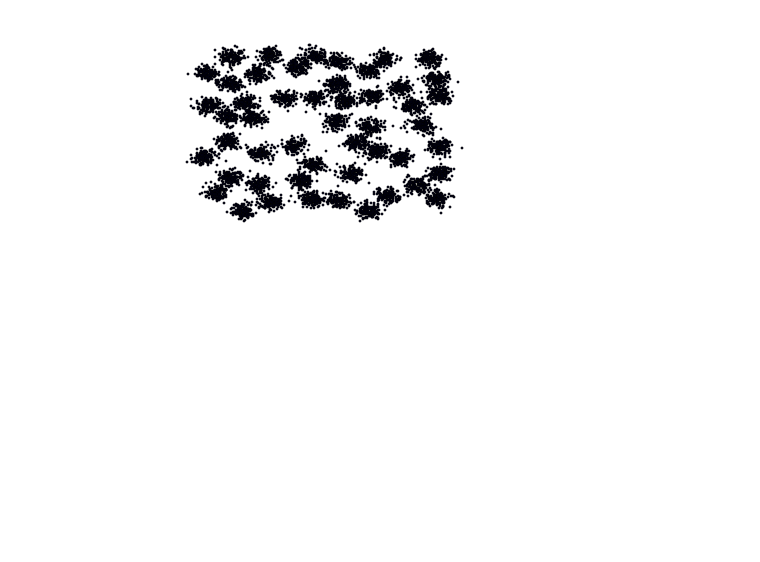
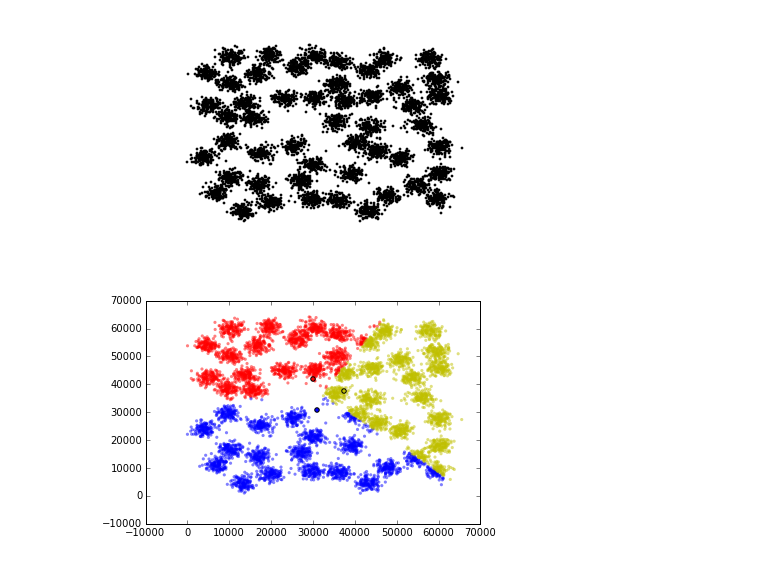
Before and after one commit to marthall/clustering, a Jupyter notebook: clustering.ipynb, the cells around one changed output. Drawn from its saved outputs; the diff is of its cells as text; code cells hidden in the pictures; blank space fills up the shorter version.

Commit message:
Added k_means

```diff
--- a/clustering.ipynb
+++ b/clustering.ipynb
@@ -21,9 +33,37 @@ def plot(dataset):
     plt.axis('off')
 # %%
-plot(Data(100))
+data = Data(100)
+plot(data)
 # %% [output]
 [figure]
 # %%
-plot(FileData("data.txt"))
+filedata = FileData("data.txt")
+plot(filedata)
 # %% [output]
 [figure]
+# %%
+minX = min(map(X, filedata))
+maxX = max(map(X, filedata))
+minY = min(map(Y, filedata))
+maxY = max(map(Y, filedata))
+# %%
+Sigmoid = complex
+
+def k_means(data, num_clusters=3, seed=42):
+    random.seed(seed * num_clusters)
+    sigs = {Sigmoid(random.randrange(minX, maxX), random.randrange(minY, maxY)): [] for i in range(num_clusters)}
+    for d in data:
+        sig = min(((sig, distance(d, sig)) for sig in sigs.keys()), key=lambda t: t[1])
+        sigs[sig[0]].append(d)
+    return sigs
+
+def plot_clusters(clusters):
+    cols = iter(["r", "b", "y"])
+    for sig, data in clusters.items():
+        c = cols.next()
+        plt.scatter(map(X, data), map(Y, data), s=10, c=c, alpha=0.5, edgecolor='none')
+        plt.scatter([X(sig)], [Y(sig)], s=20, c=c)
+
+plot_clusters(k_means(filedata))
+# %% [output]
+[figure, added]
```
Also changed, not shown: parts of 3 cells of this notebook.
